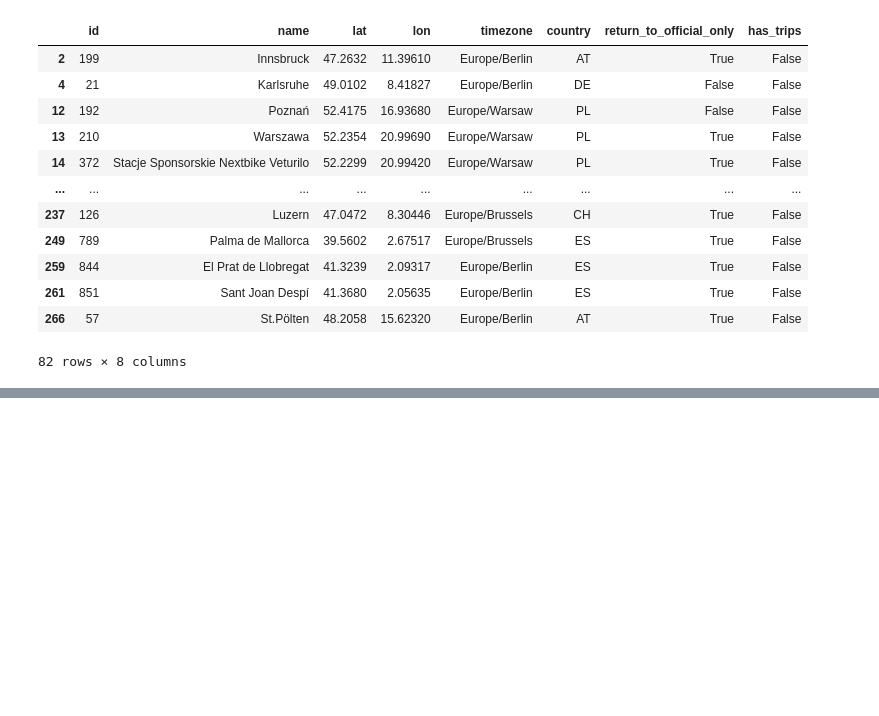
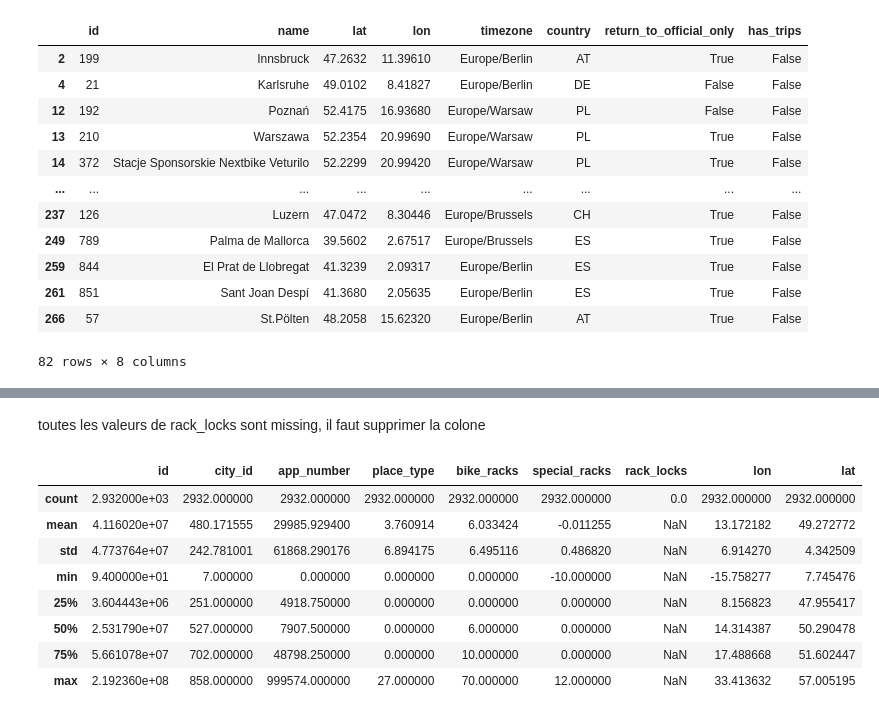
Before and after one commit to Fati349/FML-Challenge, a Jupyter notebook: notebooks/01_exploration.ipynb, the cells around one changed output, grey strips where cells are left out. Drawn from its saved outputs; the diff is of its cells as text; code cells hidden in the pictures; blank space fills up the shorter version.

Commit message:
exloration de stations.csv

```diff
--- a/notebooks/01_exploration.ipynb
+++ b/notebooks/01_exploration.ipynb
@@ -379,0 +383,2 @@ cities[~cities["has_trips"]]
+# %%
+stations = pd.read_csv("../data/raw/stations.csv", na_values=["NA", "NULL", "None", "Not Applicable"])
@@ -379,0 +430,14 @@ cities[~cities["has_trips"]]
+# %% [markdown]
+toutes les valeurs de rack_locks sont missing, il faut supprimer la colone
+# %%
+stations.describe()
+# %% [output]
+|  | id | city_id | app_number | place_type | bike_racks | special_racks | rack_locks | lon | lat |
+| count | 2.932000e+03 | 2932.000000 | 2932.000000 | 2932.000000 | 2932.000000 | 2932.000000 | 0.0 | 2932.000000 | 2932.000000 |
+| mean | 4.116020e+07 | 480.171555 | 29985.929400 | 3.760914 | 6.033424 | -0.011255 | NaN | 13.172182 | 49.272772 |
+| std | 4.773764e+07 | 242.781001 | 61868.290176 | 6.894175 | 6.495116 | 0.486820 | NaN | 6.914270 | 4.342509 |
+| min | 9.400000e+01 | 7.000000 | 0.000000 | 0.000000 | 0.000000 | -10.000000 | NaN | -15.758277 | 7.745476 |
+| 25% | 3.604443e+06 | 251.000000 | 4918.750000 | 0.000000 | 0.000000 | 0.000000 | NaN | 8.156823 | 47.955417 |
+| 50% | 2.531790e+07 | 527.000000 | 7907.500000 | 0.000000 | 6.000000 | 0.000000 | NaN | 14.314387 | 50.290478 |
+| 75% | 5.661078e+07 | 702.000000 | 48798.250000 | 0.000000 | 10.000000 | 0.000000 | NaN | 17.488668 | 51.602447 |
+| max | 2.192360e+08 | 858.000000 | 999574.000000 | 27.000000 | 70.000000 | 12.000000 | NaN | 33.413632 | 57.005195 |
```
Also changed, not shown: parts of 4 cells of this notebook.
